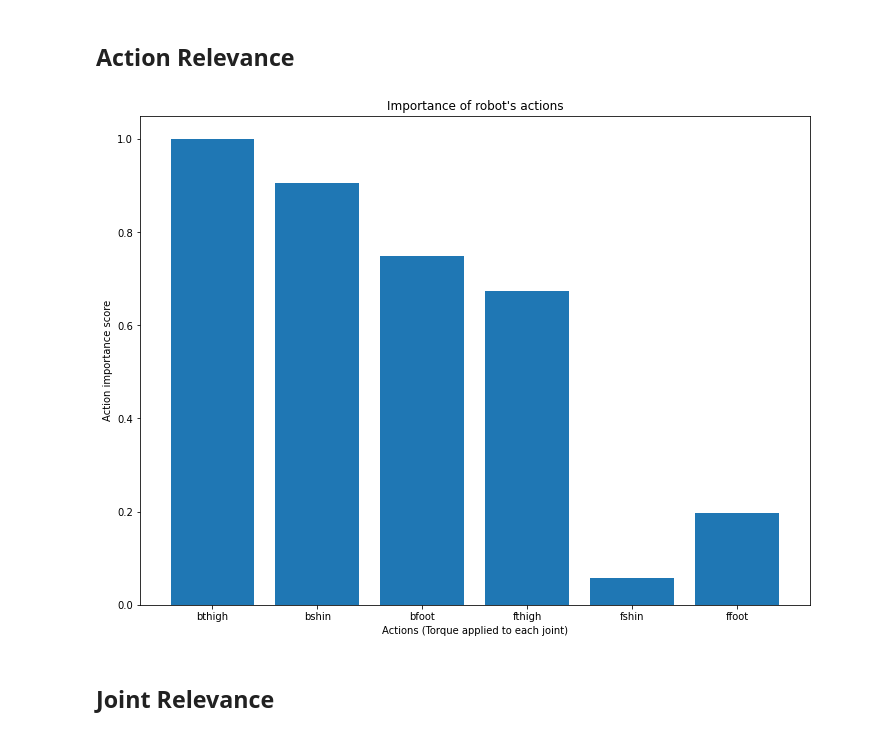
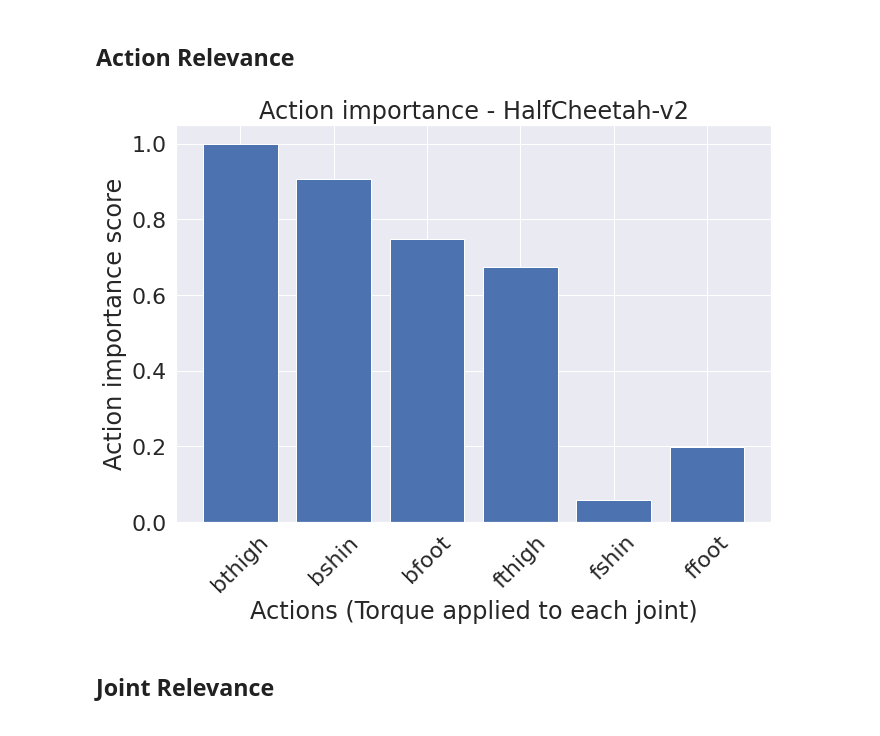
Before and after one commit to MehranTaghian/SAC_GCN, a Jupyter notebook: evaulate.ipynb, the cells around one changed output. Cells and saved outputs as stored; diff of their text form; code cells hidden in the pictures.

Commit message:
Plot colormap changed to colorblind

```diff
--- a/evaulate.ipynb
+++ b/evaulate.ipynb
@@ -64,6 +61,8 @@ if env_name == 'FetchReach-v2':
     joint_names.remove('l-gripper finger joint')
     joint_names.remove('r-gripper finger joint')
 
+joint_names = [j if 'joint' not in j else j.split('joint')[0].strip() for j in joint_names]
+
 action_indices = [a for a in range(env.action_space.shape[0])]
 action_labels = [j for j in joint_names if 'root' not in j]
 # %%
@@ -112,20 +114,25 @@ plot_joint_action_heatmap(np.abs(avg_edge_rel.T),
 # %%
 action_rel = np.abs(avg_edge_rel.mean(axis=0)) #half-cheetah, walker-2d
 # action_rel = np.abs(edge_relevance.mean(axis=4).mean(axis=3).mean(axis=2).mean(axis=0))
 # action_rel = edge_relevance.mean(axis=4).mean(axis=3).mean(axis=2).mean(axis=0)
 
 action_rel /= np.max(action_rel)
 
-plt.figure(figsize=(12,9))
+sns.set_theme()
+sns.set(font_scale=2)
+plt.figure(figsize=(10,8))
 plt.bar(action_labels, action_rel)
 # plt.bar(action_labels, action_rel)
 plt.xlabel('Actions (Torque applied to each joint)')
 plt.ylabel('Action importance score')
-plt.title('Importance of robot\'s actions')
+plt.xticks(rotation=45)
+plt.title(f'Action importance - {env_name}')
+plt.tight_layout()
 plt.savefig(os.path.join(exp_path, 'action_importance.jpg'), dpi=300)
+sns.reset_orig()
 plt.show()
 # %% [output]
-[figure, old version]
+[figure, new version]
 # %% [markdown]
 ## Joint Relevance
 # %% [markdown]
```
Also changed, not shown: parts of 5 cells of this notebook, 3 other files.
